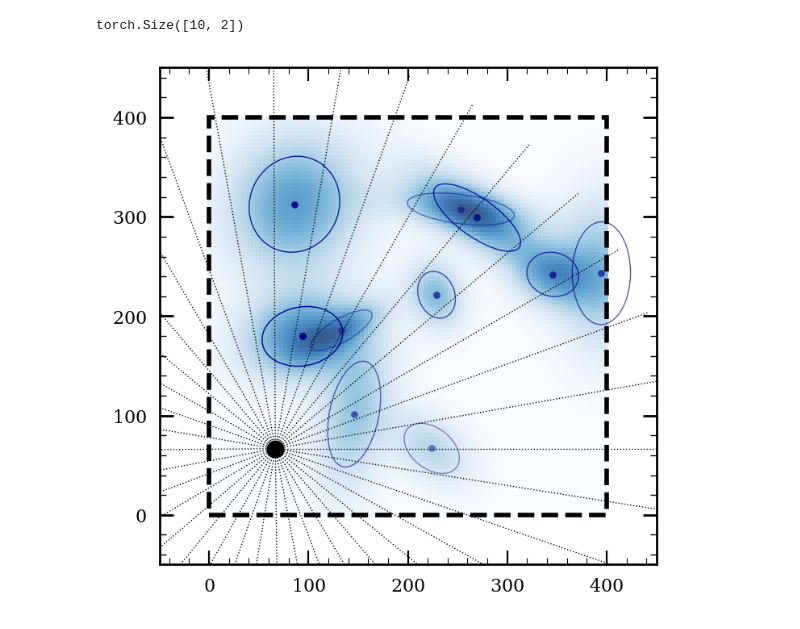
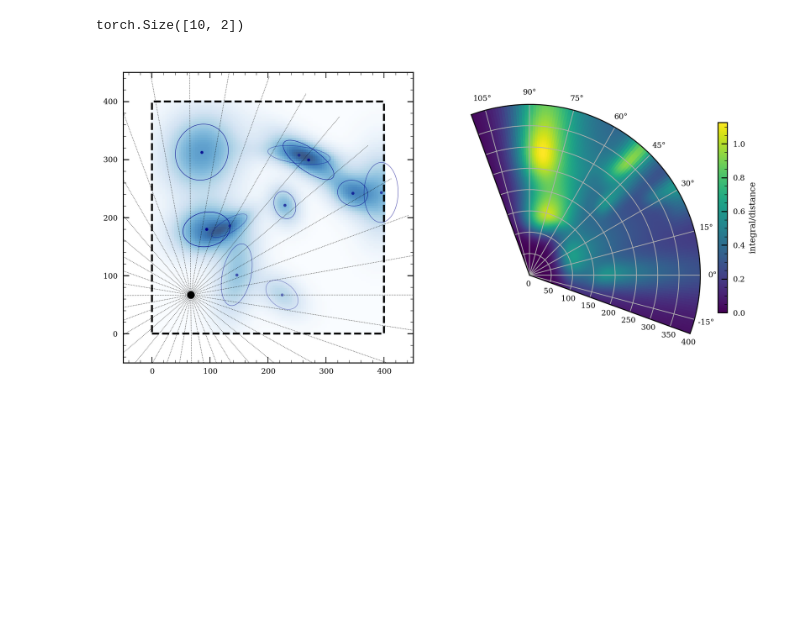
Before and after one commit to dominik-strutz/moon_oed, a Jupyter notebook: 00_a_raytracer.ipynb, the cells around one changed output. Drawn from its saved outputs; the diff is of its cells as text; code cells hidden in the pictures; blank space fills up the shorter version.

```diff
--- a/00_a_raytracer.ipynb
+++ b/00_a_raytracer.ipynb
@@ -105,31 +105,50 @@ average_posterior = gaussian_2d(
     gaussian_theta).reshape(len(x), len(y), num_gaussians).mean(dim=-1)
 # %%
 from helpers.plotting import plot_ellipses
-# Plot the setup
-fig, ax = plt.subplots(1, 1, figsize=(4, 4), dpi=200)
+fig, (ax1, ax2) = plt.subplots(1, 2, figsize=(10, 5), dpi=200,)
 
-ax.pcolormesh(x, y, average_posterior.T, cmap='Blues', shading='auto', zorder=-2, alpha=0.8)
+ax1.pcolormesh(x, y, average_posterior.T, cmap='Blues', shading='auto', zorder=-2, alpha=0.8)
 
-plot_ellipses(ax, gaussian_mean, gaussian_std, gaussian_theta, gaussian_amp,
+plot_ellipses(ax1, gaussian_mean, gaussian_std, gaussian_theta, gaussian_amp,
               scatter_kwargs={'c': 'darkblue', 's': 10},
               ellipse_kwargs={'edgecolor': 'darkblue', 'linewidth': 0.5})
 
-ax.scatter(ray_start[0], ray_start[1], color='black', s=50)  # Plot the ray start
+ax1.scatter(ray_start[0], ray_start[1], color='black', s=50)  # Plot the ray start
 # draw rays (only maximum length) in light gray
 for i in range(0, num_angles, 10):
-    ax.plot([ray_start[0], ray_start[0] + max_length * torch.cos(angles[i])],
+    ax1.plot([ray_start[0], ray_start[0] + max_length * torch.cos(angles[i])],
             [ray_start[1], ray_start[1] + max_length * torch.sin(angles[i])],
             color='k', zorder=-1, linewidth=0.5, linestyle=':')
 
 buffer=50
-ax.set_xlim(0-buffer, box_size+buffer)
-ax.set_ylim(0-buffer, box_size+buffer)
+ax1.set_xlim(0-buffer, box_size+buffer)
+ax1.set_ylim(0-buffer, box_size+buffer)
 # draw rectangle
-ax.add_patch(plt.Rectangle(
+ax1.add_patch(plt.Rectangle(
     (0, 0), box_size, box_size,
     fill=None, linestyle='dashed', color='black', linewidth=2))
-ax.set_aspect('equal')
+ax1.set_aspect('equal')
+
+# turn off ax2
+ax2.axis('off')
+# set projection
+ax2 = plt.subplot(122, projection='polar')
+
+# Plot the integrated values as a colormesh in the second subplot
+r, theta = np.meshgrid(
+    ray_lengths.numpy().flatten(),
+    angles.numpy())
+c = ax2.pcolormesh(theta, r, integrated_values, shading='auto')
+
+# only plot top right quadrant
+ax2.set_thetamin(-20)
+ax2.set_thetamax(110)
+
+ax2.set_rmax(max_length)
+
+# Add a color bar
+fig.colorbar(c, ax=ax2, label='integral/distance', shrink=0.6)
 
 plt.show()
 # %% [output]
-[figure, old version]
+[figure, new version]
```
Also changed, not shown: parts of 3 cells of this notebook.
